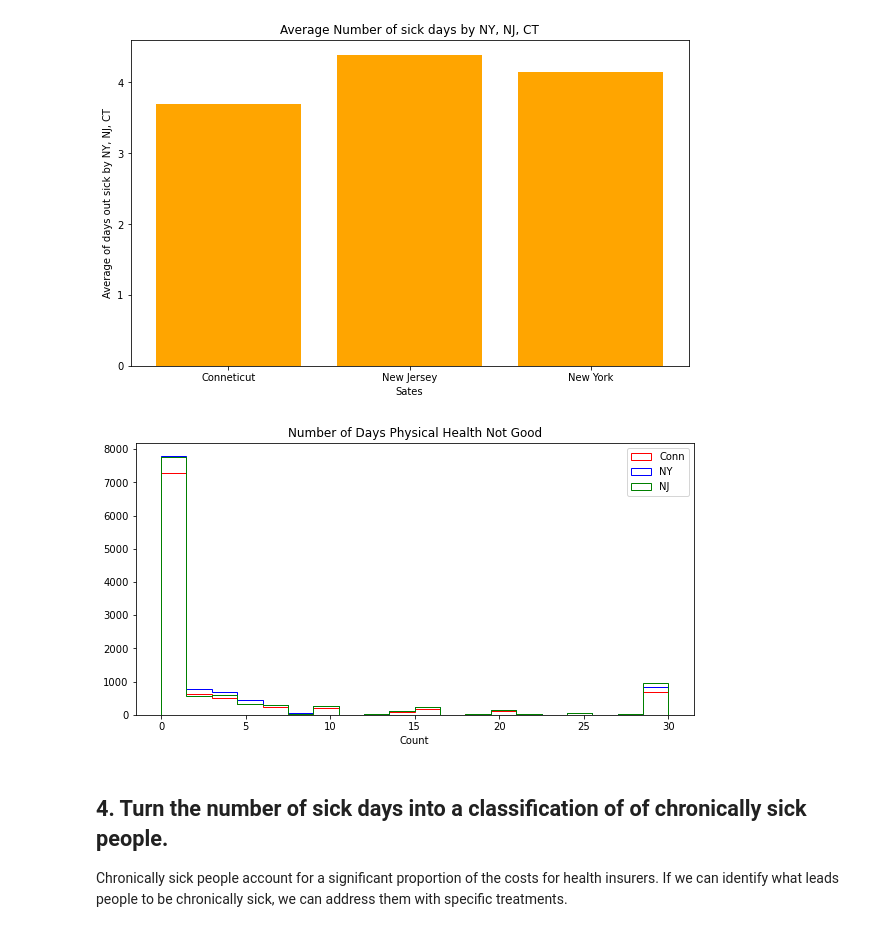
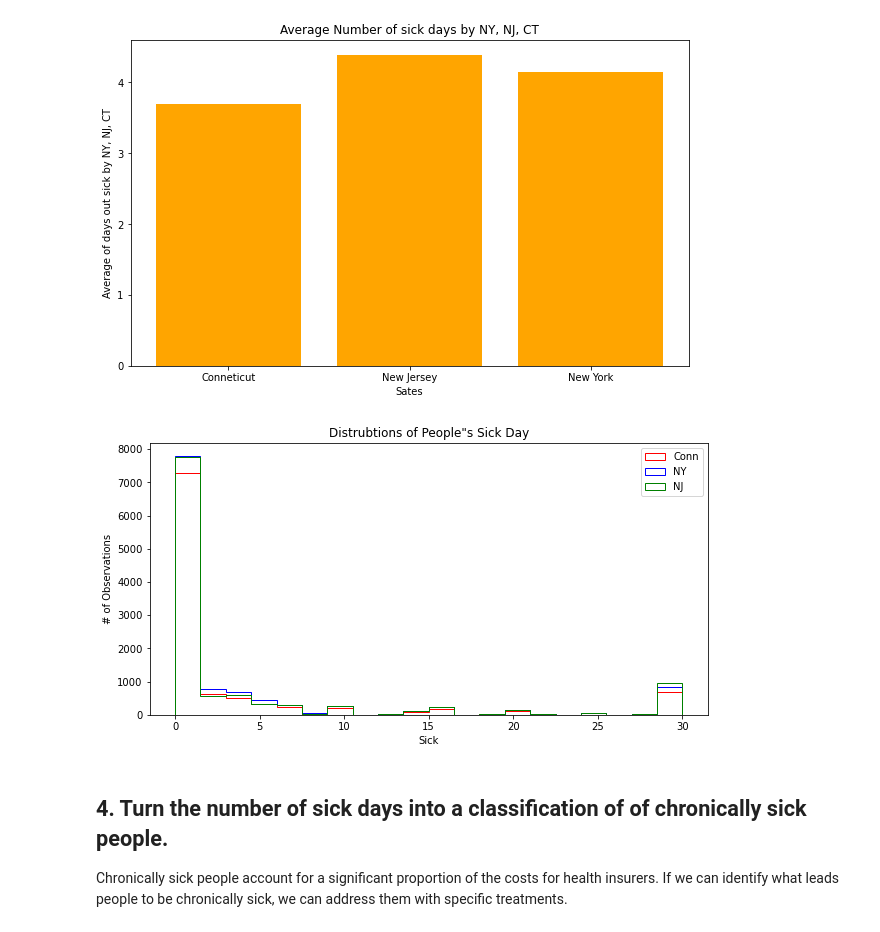
Before and after one commit to Astroraf/nyc-mhtn-ds-120720-lectures, a Jupyter notebook: Phase_1/STATS_case_study/Statistical_Tests_Applied.ipynb, the cells around one changed output. Cells and saved outputs as stored; diff of their text form; code cells hidden in the pictures.

```diff
--- a/Phase_1/STATS_case_study/Statistical_Tests_Applied.ipynb
+++ b/Phase_1/STATS_case_study/Statistical_Tests_Applied.ipynb
@@ -218,6 +231,13 @@ df['Phys_hlth'].value_counts()
 23.0        4
 Name: Phys_hlth, dtype: int64
 # %%
+df = df[(df['Phys_hlth']!= 99.0) &
+        (df['Phys_hlth']!= 77.0)]
+
+#Assings the dataframe without the 99 and 77 values that are
+#for
+
+
 df['Phys_hlth'] = np.where(df['Phys_hlth'] == 88.0 , 0, df['Phys_hlth'])
 # %%
 mean_hlth = df[df['Phys_hlth']<= 30]['Phys_hlth'].mean()
@@ -247,8 +267,6 @@ df['Phys_hlth'].value_counts()
 26.0        7
 23.0        4
 Name: Phys_hlth, dtype: int64
-# %%
-df = df[(df['Phys_hlth']!= 99.0) & (df['Phys_hlth']!= 77.0)] #Assings the dataframe without the 99 value which the person refused
 # %%
 #your code here
 # 88 to 0
@@ -360,18 +378,19 @@ nj = df.loc[df['State'] == 'New Jersey', ['Phys_hlth']]
 # %%
 # graphic showing the histogram of data
 fig, ax = plt.subplots(figsize =(10,5))
 
 ax.hist(ct, bins = 20, label = 'Conn', histtype='step', color ='r')
 ax.hist(ny, bins = 20, label = 'NY',  histtype='step', color ='b')
 ax.hist(nj, bins = 20, label = 'NJ', histtype='step', color ='g')
 
 
-ax.set_xlabel('Count')
-ax.set_title('Number of Days Physical Health Not Good')
+ax.set_xlabel('Sick')
+ax.set_ylabel('# of Observations')
+ax.set_title('Distrubtions of People"s Sick Day')
 ax.legend()
 plt.show();
 # %% [output]
-[figure, old version]
+[figure, new version]
 # %% [markdown]
 ## 4. Turn the number of sick days into a classification of of chronically sick people.
 
```
Also changed, not shown: parts of 44 cells of this notebook.
